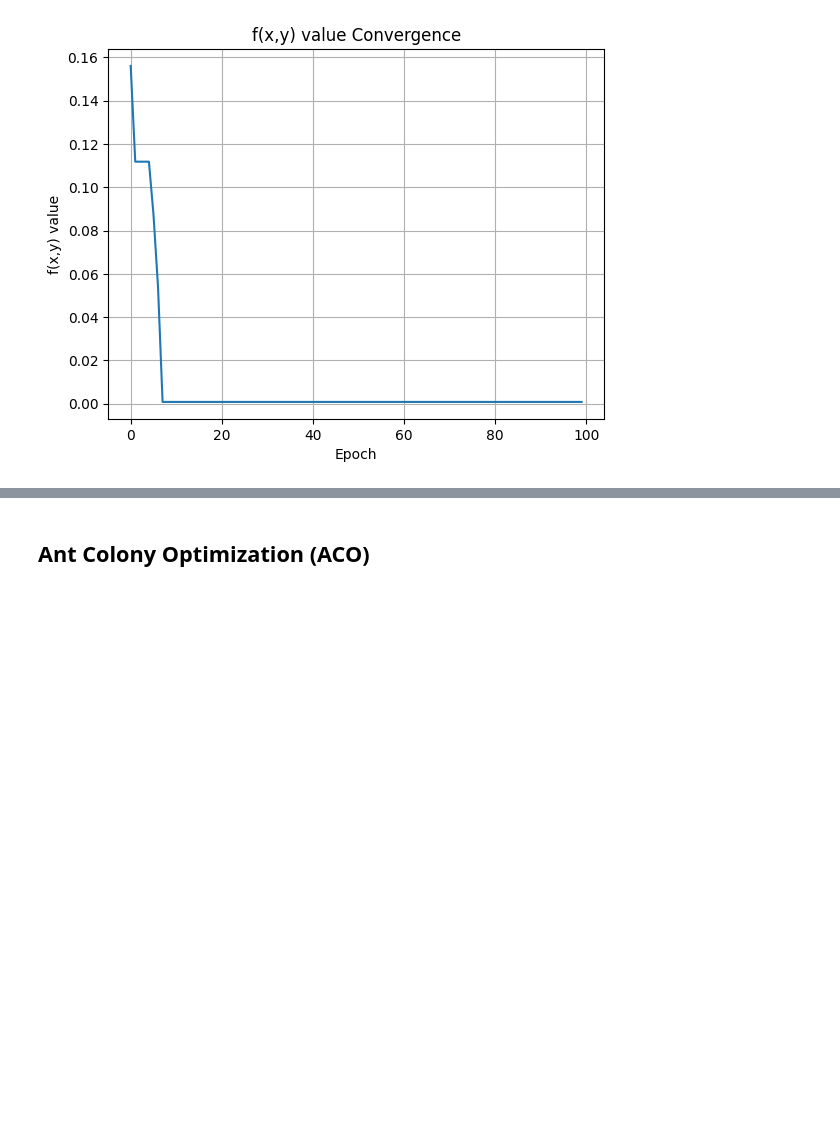
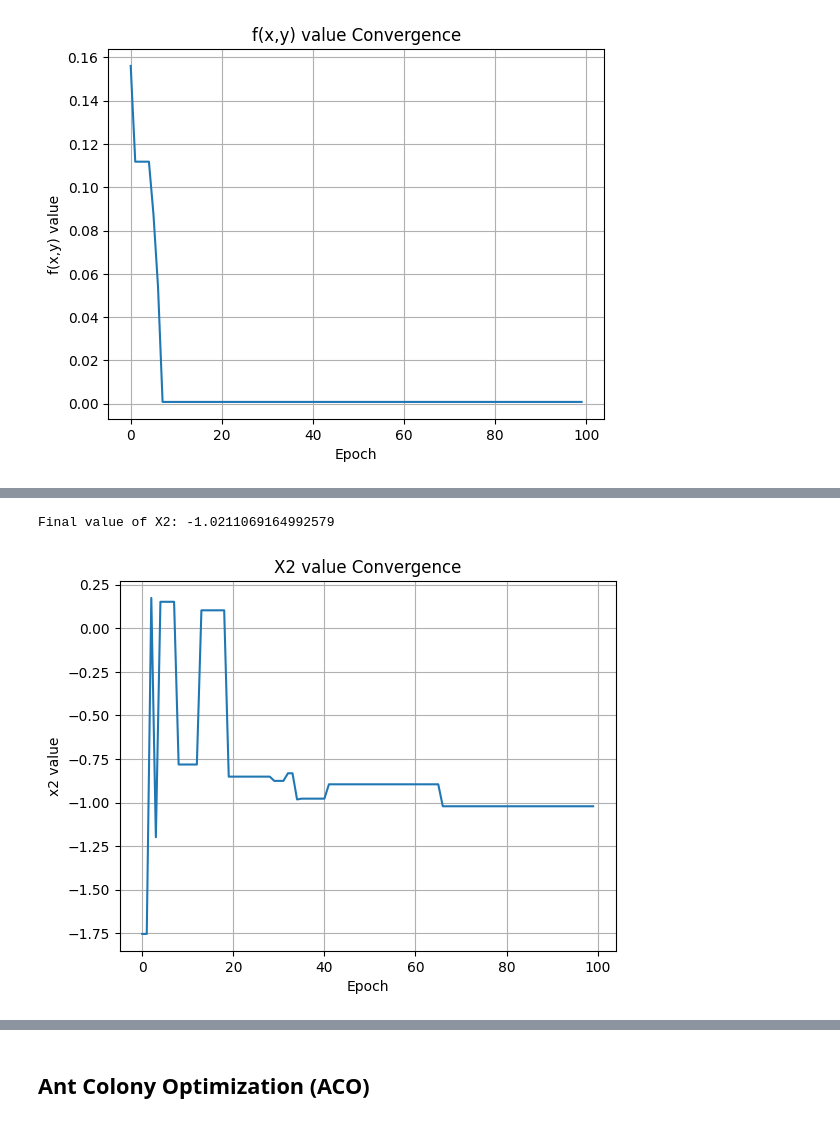
Before and after one commit to Gabeinstein/artificial_intelligence_fall23_gona, a Jupyter notebook: hw2/hw2.ipynb, the cells around one changed output, grey strips where cells are left out. Drawn from its saved outputs; the diff is of its cells as text; code cells hidden in the pictures; blank space fills up the shorter version.

```diff
--- a/hw2/hw2.ipynb
+++ b/hw2/hw2.ipynb
@@ -741,0 +765,6 @@ Final value of f(x,y): 0.0008176479541254811
+# %%
+plots(resultados[1],'Epoch','x2 value','X2 value Convergence')
+print("Final value of X2: " + str(resultados[1][99]))
+# %% [output]
+Final value of X2: -1.0211069164992579
+[figure, added]
```
Also changed, not shown: parts of 26 cells of this notebook, 1 other file.
